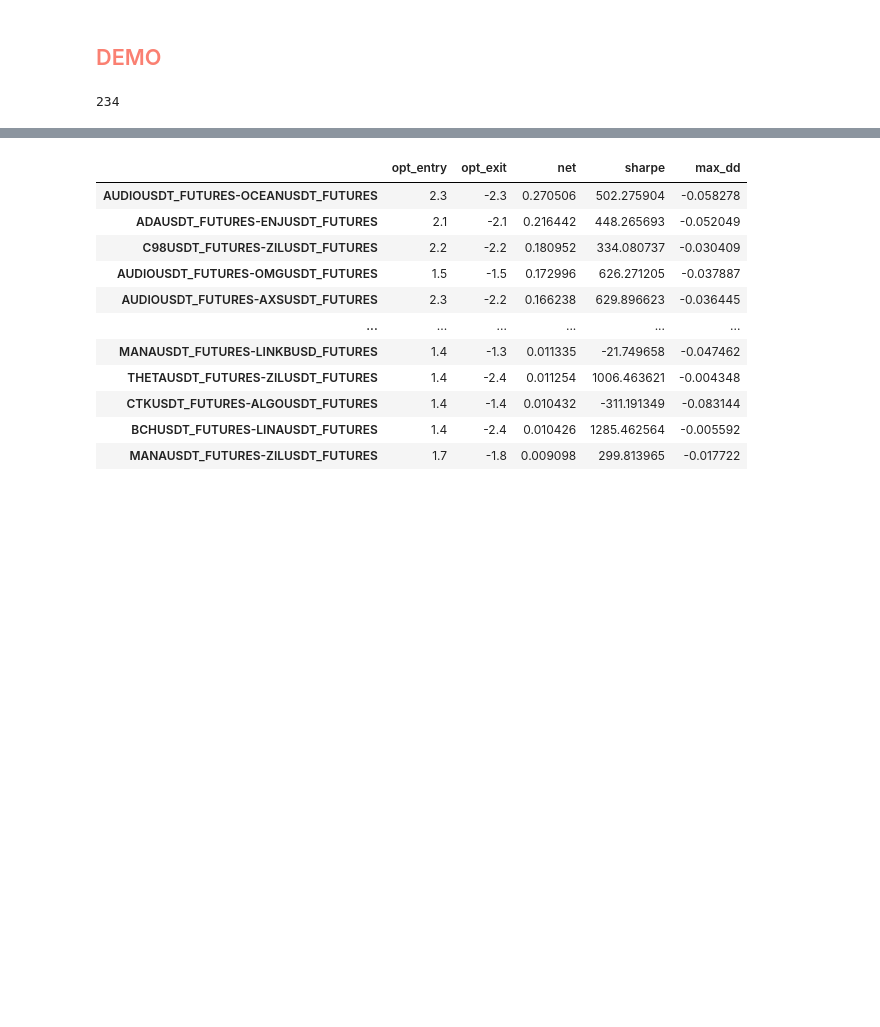
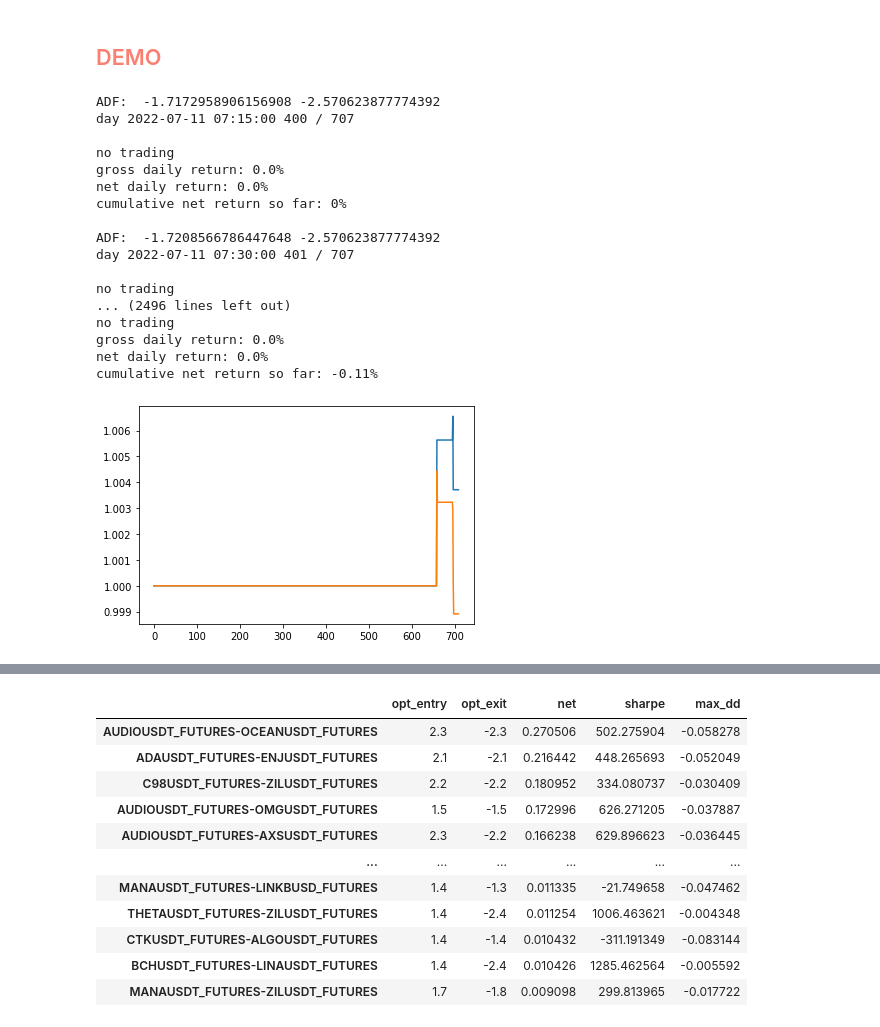
Before and after one commit to mscbr/algo_pairs, a Jupyter notebook: class_modules.ipynb, the cells around one changed output, grey strips where cells are left out. Saved outputs shown, nothing was run; the diff lists cells and outputs as text; code cells hidden in the pictures; blank space fills up the shorter version.

```diff
--- a/class_modules.ipynb
+++ b/class_modules.ipynb
@@ -781,7 +802,25 @@ import warnings
 warnings.filterwarnings('ignore')
 
 backtester = Backtester(pairs=pairs, raw_data_dir="Binance_Historical_15m_FUTURES_20_days_2022-07-14T12:00:43", opt_data_file="processed_data/opt_overview_15m_net_temp2022-08-08T23:56:05.csv", data_interval="15m", tc=0.0006)
-# %%
-len(backtester.pairs)
-# %% [output]
-234
+# %%
+# z_entry_param=2.3, z_exit_param=-2.3, last rolling 4.13%
+backtester.walkforward_test(pair=["AUDIOUSDT_FUTURES", "OCEANUSDT_FUTURES"], windows=[400], z_entry_param=2.3, z_exit_param=-2.3, adf_threshold="10%")
+# %% [output]
+ADF:  -1.7172958906156908 -2.570623877774392
+day 2022-07-11 07:15:00 400 / 707
+
+no trading
+gross daily return: 0.0%
+net daily return: 0.0%
+cumulative net return so far: 0%
+
+ADF:  -1.7208566786447648 -2.570623877774392
+day 2022-07-11 07:30:00 401 / 707
+
+no trading
+... (2496 lines left out)
+no trading
+gross daily return: 0.0%
+net daily return: 0.0%
+cumulative net return so far: -0.11%
+[figure, added]
```
Also changed, not shown: parts of 13 cells of this notebook.
